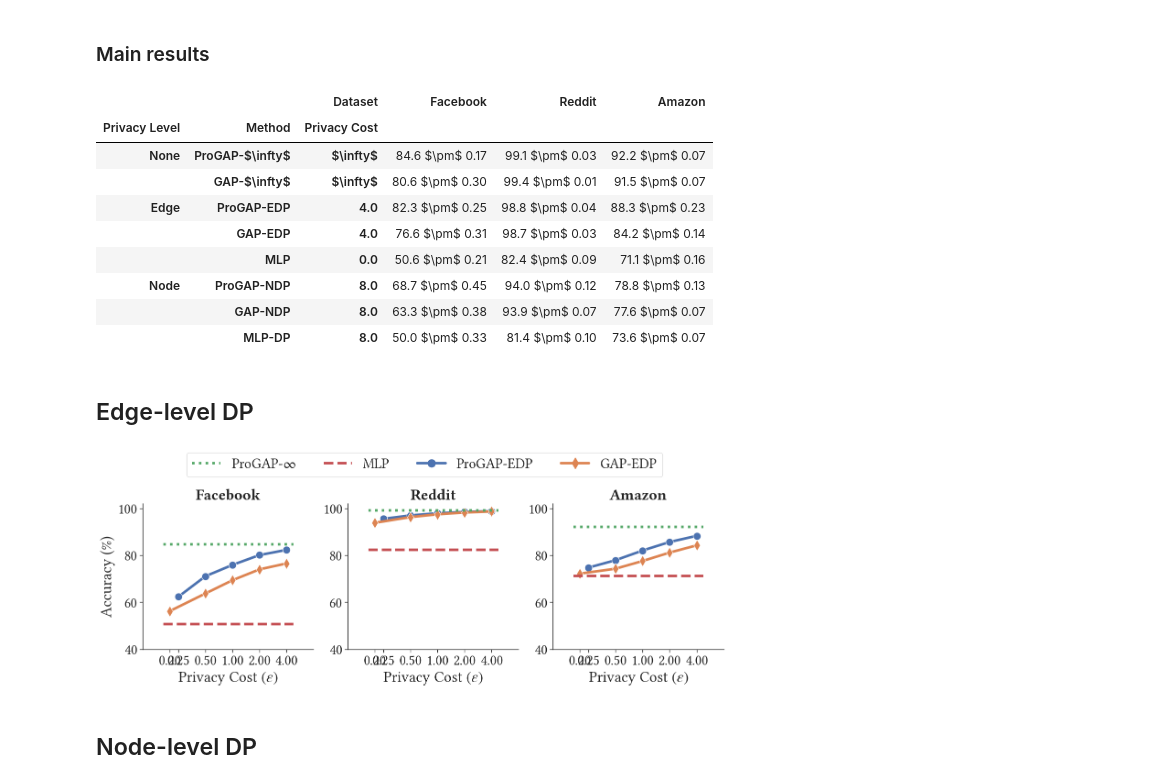
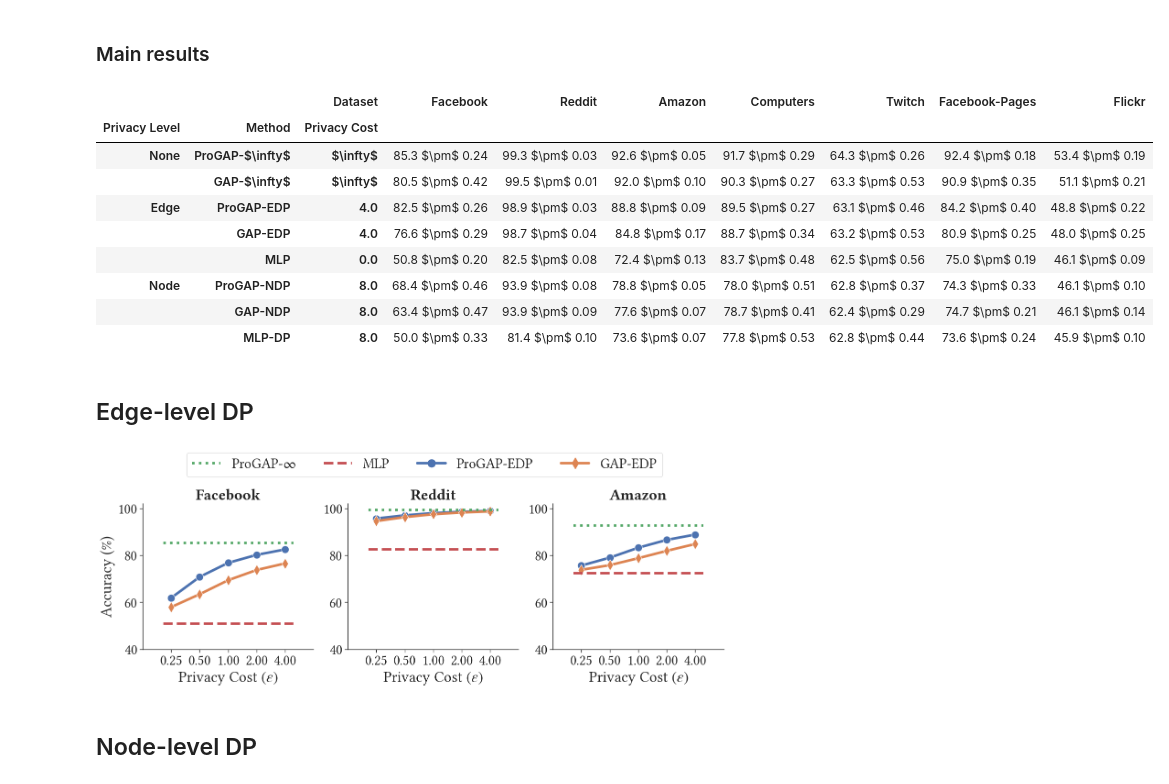
Before and after one commit to sisaman/ProGAP, a Jupyter notebook: results.ipynb, the cells around one changed output. Drawn from its saved outputs; the diff is of its cells as text; code cells hidden in the pictures.

```diff
--- a/results.ipynb
+++ b/results.ipynb
@@ -60,15 +60,15 @@ for run in tqdm(runs):
     data_list.append(data)
     i += 1
 
-runs = api.runs(f"sisaman/GAP-TRAIN", per_page=2000)
-for run in tqdm(runs):
-    data = {}
-    data.update(run.summary._json_dict)
-    data.update(run.config)
-    data['id'] = i
-    data['method'] = data['method'].upper().replace('INF', '$\infty$')
-    data_list.append(data)
-    i += 1
+# runs = api.runs(f"sisaman/GAP-TRAIN", per_page=2000)
+# for run in tqdm(runs):
+#     data = {}
+#     data.update(run.summary._json_dict)
+#     data.update(run.config)
+#     data['id'] = i
+#     data['method'] = data['method'].upper().replace('INF', '$\infty$')
+#     data_list.append(data)
+#     i += 1
 # %% [markdown]
 # Trade-offs between Privacy and Accuracy
 # %% [markdown]
@@ -76,6 +76,7 @@ for run in tqdm(runs):
 # %%
 cols = ['id', 'method', 'dataset', 'epsilon', 'train/acc_mean', 'val/acc_mean', 'test/acc_mean', 'test/acc_ci']
 methods = ['ProGAP-$\infty$', 'GAP-$\infty$', 'ProGAP-EDP', 'GAP-EDP', 'MLP', 'ProGAP-NDP', 'GAP-NDP', 'MLP-DP']
+datasets = ['facebook', 'reddit', 'amazon', 'computers', 'twitch', 'facebook-pages', 'flickr']
 
 df = pd.DataFrame(data_list)
 df = df.filter(items=cols)
@@ -96,51 +97,51 @@ df['acc'] = df[['test/acc_mean', 'test/acc_ci']].apply(
 df = df.drop(columns=['id', 'train/acc_mean', 'val/acc_mean', 'test/acc_mean', 'test/acc_ci'])
 
 def sort_key(row):
     keys = {
-        'facebook': 1, 'reddit': 2, 'amazon': 3,     # datasets
+        **{k:v+1 for v,k in enumerate(datasets)},     # datasets
         'ProGAP-$\infty$': 1, 'GAP-$\infty$': 2, 'ProGAP-EDP': 3, 'GAP-EDP': 4, 'MLP': 5, 'ProGAP-NDP': 6, 'GAP-NDP': 7, 'MLP-DP': 8,  # methods
         'none': 1, 'edge': 2, 'node': 3,  # levels
     }
     if isinstance(row, pd.Index):
         s = row.to_series()
         s = s.replace(keys)
         return pd.Index(s)
     else:
         return row.replace(keys)
 
 df = df.sort_values(by=['dataset', 'dp_level', 'method'], key=sort_key)
 df = df.pivot(columns='dataset', index=['dp_level', 'method', 'epsilon'], values='acc')
 df = df.reset_index().sort_values(
     by=['dp_level', 'method'],
     key=sort_key
 ).set_index(['dp_level', 'method', 'epsilon'])
 df = df.sort_index(axis=1, key=sort_key)
 df = df.rename(str.title, axis=1)
 df = df.rename(str.title, axis=0, level=0)
 df = df.rename_axis(index={'dp_level': 'Privacy Level', 'epsilon': 'privacy cost'})
 df = df.rename_axis(index=str.title)
 df = df.rename_axis(columns=str.title)
 df = df.rename({np.inf: '$\infty$'}, axis=0, level=2)
 # print(df.to_latex(escape=False))
 df
 # %% [output]
-|  |  | Dataset | Facebook | Reddit | Amazon |
-| Privacy Level | Method | Privacy Cost |  |  |  |
-| None | ProGAP-$\infty$ | $\infty$ | 84.6 $\pm$ 0.17 | 99.1 $\pm$ 0.03 | 92.2 $\pm$ 0.07 |
-|  | GAP-$\infty$ | $\infty$ | 80.6 $\pm$ 0.30 | 99.4 $\pm$ 0.01 | 91.5 $\pm$ 0.07 |
-| Edge | ProGAP-EDP | 4.0 | 82.3 $\pm$ 0.25 | 98.8 $\pm$ 0.04 | 88.3 $\pm$ 0.23 |
-|  | GAP-EDP | 4.0 | 76.6 $\pm$ 0.31 | 98.7 $\pm$ 0.03 | 84.2 $\pm$ 0.14 |
-|  | MLP | 0.0 | 50.6 $\pm$ 0.21 | 82.4 $\pm$ 0.09 | 71.1 $\pm$ 0.16 |
-| Node | ProGAP-NDP | 8.0 | 68.7 $\pm$ 0.45 | 94.0 $\pm$ 0.12 | 78.8 $\pm$ 0.13 |
-|  | GAP-NDP | 8.0 | 63.3 $\pm$ 0.38 | 93.9 $\pm$ 0.07 | 77.6 $\pm$ 0.07 |
-|  | MLP-DP | 8.0 | 50.0 $\pm$ 0.33 | 81.4 $\pm$ 0.10 | 73.6 $\pm$ 0.07 |
+|  |  | Dataset | Facebook | Reddit | Amazon | Computers | Twitch | Facebook-Pages | Flickr |
+| Privacy Level | Method | Privacy Cost |  |  |  |  |  |  |  |
+| None | ProGAP-$\infty$ | $\infty$ | 85.3 $\pm$ 0.24 | 99.3 $\pm$ 0.03 | 92.6 $\pm$ 0.05 | 91.7 $\pm$ 0.29 | 64.3 $\pm$ 0.26 | 92.4 $\pm$ 0.18 | 53.4 $\pm$ 0.19 |
+|  | GAP-$\infty$ | $\infty$ | 80.5 $\pm$ 0.42 | 99.5 $\pm$ 0.01 | 92.0 $\pm$ 0.10 | 90.3 $\pm$ 0.27 | 63.3 $\pm$ 0.53 | 90.9 $\pm$ 0.35 | 51.1 $\pm$ 0.21 |
+| Edge | ProGAP-EDP | 4.0 | 82.5 $\pm$ 0.26 | 98.9 $\pm$ 0.03 | 88.8 $\pm$ 0.09 | 89.5 $\pm$ 0.27 | 63.1 $\pm$ 0.46 | 84.2 $\pm$ 0.40 | 48.8 $\pm$ 0.22 |
+|  | GAP-EDP | 4.0 | 76.6 $\pm$ 0.29 | 98.7 $\pm$ 0.04 | 84.8 $\pm$ 0.17 | 88.7 $\pm$ 0.34 | 63.2 $\pm$ 0.53 | 80.9 $\pm$ 0.25 | 48.0 $\pm$ 0.25 |
+|  | MLP | 0.0 | 50.8 $\pm$ 0.20 | 82.5 $\pm$ 0.08 | 72.4 $\pm$ 0.13 | 83.7 $\pm$ 0.48 | 62.5 $\pm$ 0.56 | 75.0 $\pm$ 0.19 | 46.1 $\pm$ 0.09 |
+| Node | ProGAP-NDP | 8.0 | 68.4 $\pm$ 0.46 | 93.9 $\pm$ 0.08 | 78.8 $\pm$ 0.05 | 78.0 $\pm$ 0.51 | 62.8 $\pm$ 0.37 | 74.3 $\pm$ 0.33 | 46.1 $\pm$ 0.10 |
+|  | GAP-NDP | 8.0 | 63.4 $\pm$ 0.47 | 93.9 $\pm$ 0.09 | 77.6 $\pm$ 0.07 | 78.7 $\pm$ 0.41 | 62.4 $\pm$ 0.29 | 74.7 $\pm$ 0.21 | 46.1 $\pm$ 0.14 |
+|  | MLP-DP | 8.0 | 50.0 $\pm$ 0.33 | 81.4 $\pm$ 0.10 | 73.6 $\pm$ 0.07 | 77.8 $\pm$ 0.53 | 62.8 $\pm$ 0.44 | 73.6 $\pm$ 0.24 | 45.9 $\pm$ 0.10 |
 # %% [markdown]
 ## Edge-level DP
 # %%
 cols = ['id', 'method', 'dataset', 'epsilon', 'val/acc_mean', 'test/acc_mean']
 methods = ['ProGAP-$\infty$', 'MLP', 'ProGAP-EDP', 'GAP-EDP']
 datasets = ['facebook', 'reddit', 'amazon']
-epsilons = [0.2, 0.25, 0.5, 1, 2, 4]
+epsilons = [0.25, 0.5, 1, 2, 4]
 
 # filter data
 df = pd.DataFrame(data_list)
@@ -186,7 +187,7 @@ g.fig.subplots_adjust(hspace=0.4, wspace=0.2)
 g.fig.set_figwidth(16)
 g.savefig('figs/edge.pdf')
 # %% [output]
-[figure, old version]
+[figure, new version]
 # %% [markdown]
 ## Node-level DP
 # %%
```
Also changed, not shown: parts of 3 cells of this notebook.
